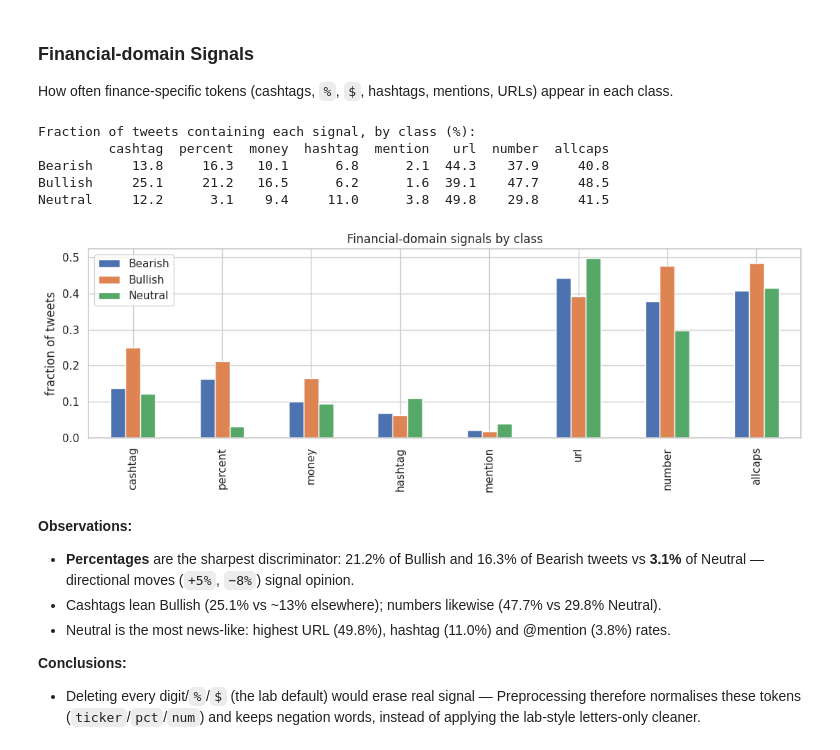
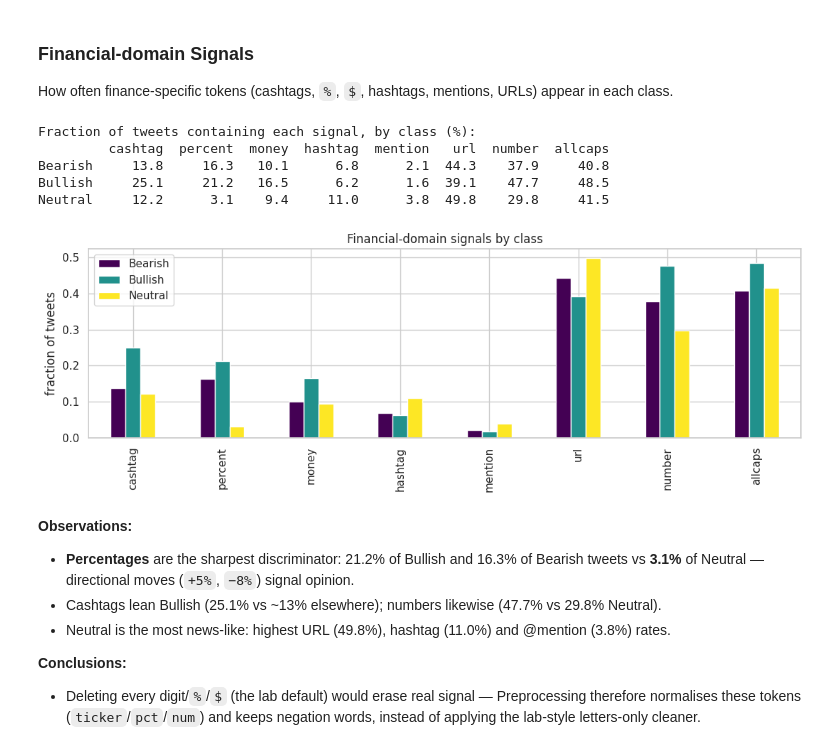
Before and after one commit to simon-sazonov/Text_Mining, a Jupyter notebook: group_12/tm_tests_12_v2.ipynb, the cells around one changed output. Saved outputs shown, nothing was run; the diff lists cells and outputs as text; code cells hidden in the pictures.

Commit message:
feat: update visualization tools and add new evaluation notebooks and report figures

```diff
--- a/group_12/tm_tests_12_v2.ipynb
+++ b/group_12/tm_tests_12_v2.ipynb
@@ -184,5 +201,6 @@ def plot_confusion(y_true, y_pred, title):
 # %%
 # Reusable plotting helpers
+CMAP = "viridis"   # project colormap
 def labeled_barplot(data, feature, perc=False, n=None, save=None):
     """Barplot of a categorical column, each bar labeled with its count (or percentage if perc=True)."""
     total = len(data[feature])
@@ -190,7 +208,7 @@ def labeled_barplot(data, feature, perc=False, n=None, save=None):
     plt.figure(figsize=((n or n_categories) + 1, 5))
     order = data[feature].value_counts().index[:n].sort_values()
     ax = sns.countplot(data=data, x=feature, hue=feature, legend=False,
-                       palette="Paired", order=order)
+                       palette=CMAP, order=order)
     for patch in ax.patches:
         if perc:
             label = "{:.1f}%".format(100 * patch.get_height() / total)
@@ -431,3 +449,18 @@ Shared across all sentiments (excluded from clouds): ['economy marketscreener',
 **Conclusions:**
 
 - Bearish and Bullish share the same phrase stems with opposite verbs (*target cut* vs *target raised*; *misses revenue* vs *beats revenue*): the sentiment lives in short word pairs, a direct argument for including **n-grams in the BoW/TF-IDF features**.
+# %%
+# Composite of the six clouds, saved by the notebook for the report
+fig, axes = plt.subplots(3, 2, figsize=(14, 10))
+for row, lbl in enumerate(LABELS):
+    uni = {w: k for w, k in class_counts[lbl].items() if w not in DOMAIN_COMMON}
+    bi  = {b: k for b, k in bigram_counts[lbl].items() if b not in BIGRAM_COMMON}
+    for col, (freqs, kind) in enumerate([(uni, "words"), (bi, "bigrams")]):
+        wc = WordCloud(width=600, height=300, background_color="white",
+                       random_state=RANDOM_STATE).generate_from_frequencies(freqs)
+        axes[row, col].imshow(wc, interpolation="bilinear")
+        axes[row, col].axis("off")
+        axes[row, col].set_title(f"{LABEL_NAMES[lbl]} — {kind}", fontsize=11)
+plt.tight_layout()
+plt.savefig(f"{REPORT_FIG}/clouds_grid.png", dpi=150, bbox_inches="tight")
+plt.show()
@@ -451,33 +486,33 @@ How often finance-specific tokens (cashtags, `%`, `$`, hashtags, mentions, URLs)
 # %%
 patterns = {
     "cashtag": r"\$[A-Za-z]{1,6}\b",
     "percent": r"\d+(?:\.\d+)?\s?%",
     "money":   r"\$\d+(?:[.,]\d+)?[kKmMbB]?\b",
     "hashtag": r"#\w+",
     "mention": r"@\w+",
     "url":     r"http\S+|www\.\S+",
     "number":  r"\b\d+(?:[.,]\d+)?\b",
     "allcaps": r"\b[A-Z]{2,}\b",
 }
 rows = []
 for lbl in LABELS:
     texts = train_df.loc[train_df["label"] == lbl, "text"].astype(str)
     rows.append({name: texts.str.contains(pat, regex=True).mean()
                  for name, pat in patterns.items()})
 sig = pd.DataFrame(rows, index=[LABEL_NAMES[l] for l in LABELS])
 print("Fraction of tweets containing each signal, by class (%):")
 print((sig * 100).round(1))
 
-sig.T.plot(kind="bar", figsize=(11, 4))
+sig.T.plot(kind="bar", figsize=(11, 4), colormap=CMAP)
 plt.ylabel("fraction of tweets"); plt.title("Financial-domain signals by class")
 plt.tight_layout(); plt.savefig(f"{REPORT_FIG}/domain_signals.png", dpi=150, bbox_inches="tight"); plt.show()
 # %% [output]
 Fraction of tweets containing each signal, by class (%):
          cashtag  percent  money  hashtag  mention   url  number  allcaps
 Bearish     13.8     16.3   10.1      6.8      2.1  44.3    37.9     40.8
 Bullish     25.1     21.2   16.5      6.2      1.6  39.1    47.7     48.5
 Neutral     12.2      3.1    9.4     11.0      3.8  49.8    29.8     41.5
-[figure, old version]
+[figure, new version]
 # %% [markdown]
 **Observations:**
 
```
Also changed, not shown: parts of 40 cells of this notebook, 15 other files.
